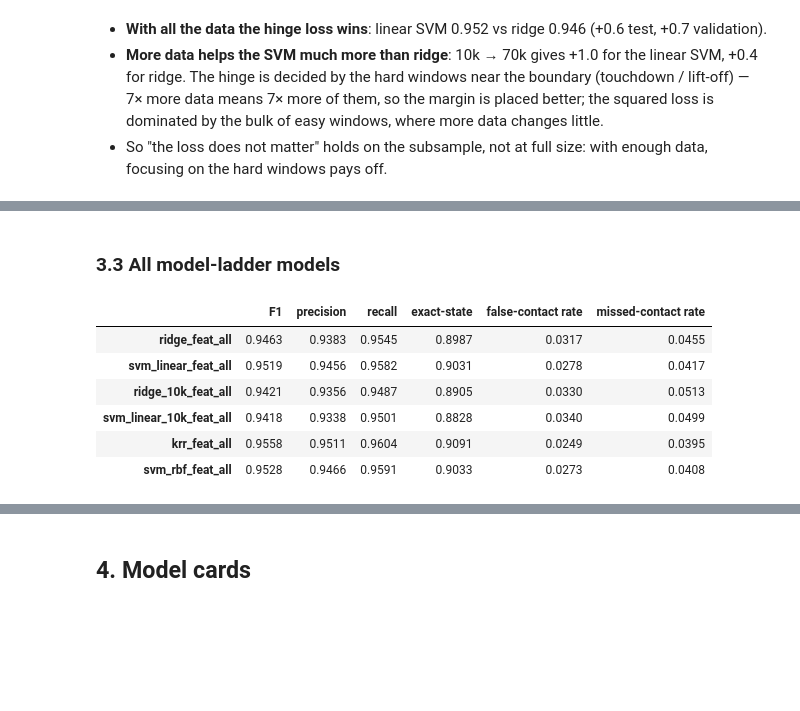
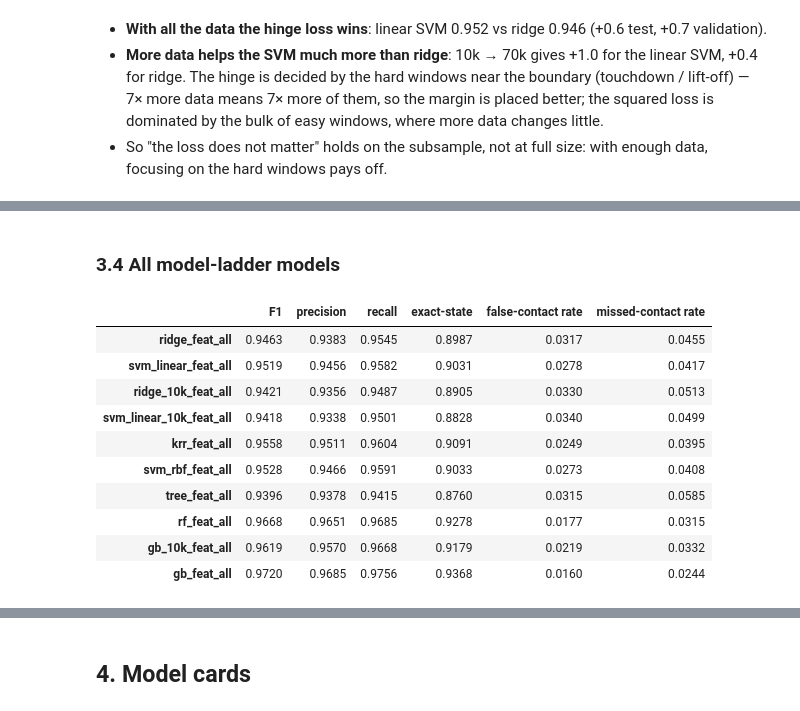
Before and after one commit to FilippoGorini/ML2_project, a Jupyter notebook: notebooks/02_results.ipynb, the cells around one changed output, grey strips where cells are left out. Drawn from its saved outputs; the diff is of its cells as text; code cells hidden in the pictures; blank space fills up the shorter version.

```diff
--- a/notebooks/02_results.ipynb
+++ b/notebooks/02_results.ipynb
@@ -364,17 +528,22 @@ summary.loc[lin, ["F1", "precision", "recall", "exact-state", "false-contact rat
 # %% [markdown]
-### 3.3 All model-ladder models
+### 3.4 All model-ladder models
 # %%
 all_m = ["ridge_feat_all", "svm_linear_feat_all", "ridge_10k_feat_all", "svm_linear_10k_feat_all",
-         "krr_feat_all", "svm_rbf_feat_all"]
+         "krr_feat_all", "svm_rbf_feat_all", "tree_feat_all", "rf_feat_all", "gb_10k_feat_all", "gb_feat_all"]
+all_m = [m for m in all_m if m in runs]
 summary.loc[all_m, ["F1", "precision", "recall", "exact-state", "false-contact rate", "missed-contact rate"]].round(4)
 # %% [output]
 |  | F1 | precision | recall | exact-state | false-contact rate | missed-contact rate |
 | ridge_feat_all | 0.9463 | 0.9383 | 0.9545 | 0.8987 | 0.0317 | 0.0455 |
 | svm_linear_feat_all | 0.9519 | 0.9456 | 0.9582 | 0.9031 | 0.0278 | 0.0417 |
 | ridge_10k_feat_all | 0.9421 | 0.9356 | 0.9487 | 0.8905 | 0.0330 | 0.0513 |
 | svm_linear_10k_feat_all | 0.9418 | 0.9338 | 0.9501 | 0.8828 | 0.0340 | 0.0499 |
 | krr_feat_all | 0.9558 | 0.9511 | 0.9604 | 0.9091 | 0.0249 | 0.0395 |
 | svm_rbf_feat_all | 0.9528 | 0.9466 | 0.9591 | 0.9033 | 0.0273 | 0.0408 |
+| tree_feat_all | 0.9396 | 0.9378 | 0.9415 | 0.8760 | 0.0315 | 0.0585 |
+| rf_feat_all | 0.9668 | 0.9651 | 0.9685 | 0.9278 | 0.0177 | 0.0315 |
+| gb_10k_feat_all | 0.9619 | 0.9570 | 0.9668 | 0.9179 | 0.0219 | 0.0332 |
+| gb_feat_all | 0.9720 | 0.9685 | 0.9756 | 0.9368 | 0.0160 | 0.0244 |
 # %%
 by_rec[all_m].rename(columns=lambda n: n.removesuffix("_feat_all")).round(3)
 # %% [output]
```
Also changed, not shown: parts of 34 cells of this notebook, 11 other files.
